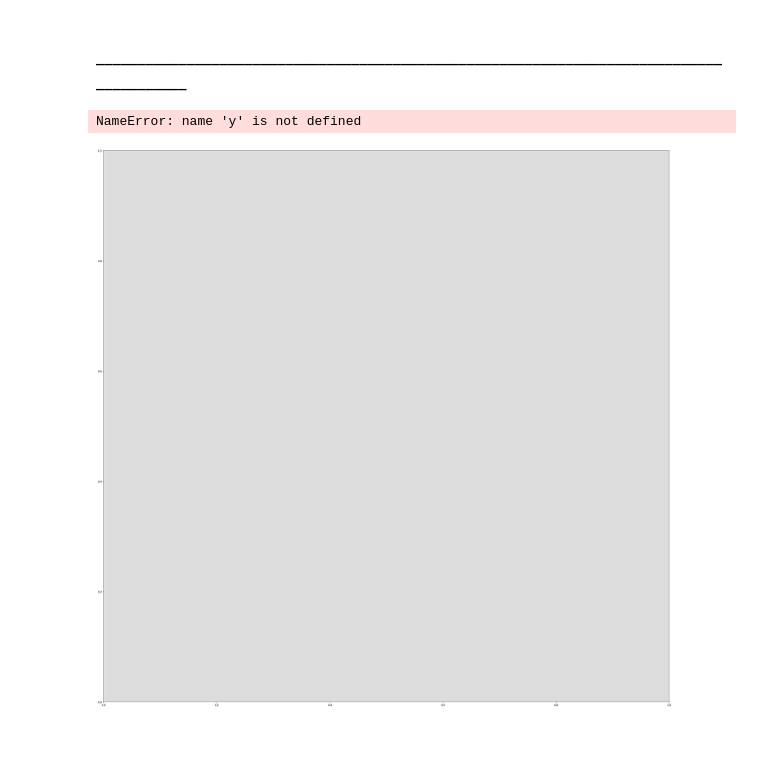
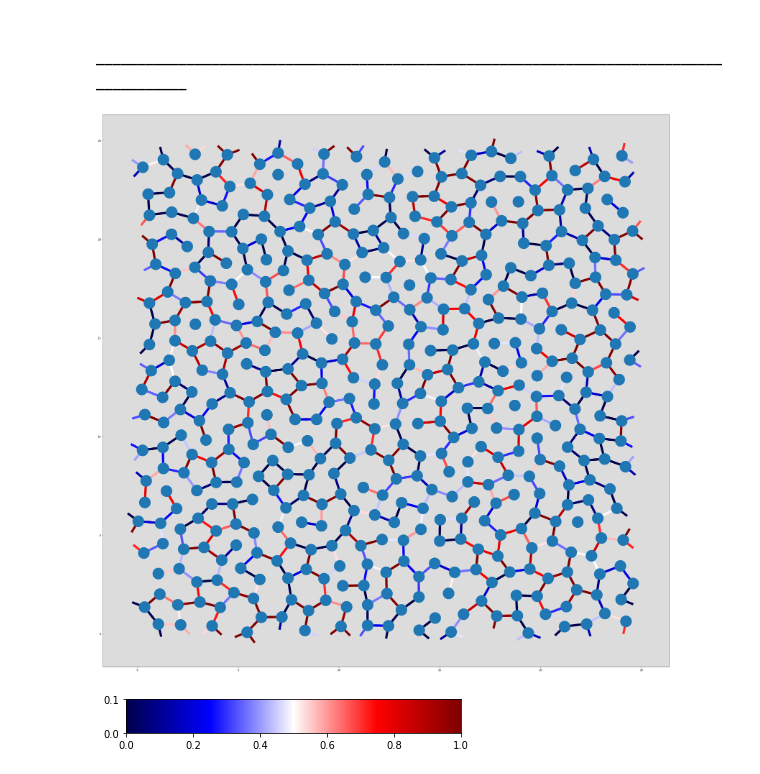
Before and after one commit to Simone7monaco/PatchyParticles, a Jupyter notebook: Bond Breaking.ipynb, the cells around one changed output. Cells and saved outputs as stored; diff of their text form; code cells hidden in the pictures; blank space fills up the shorter version.

```diff
--- a/Bond Breaking.ipynb
+++ b/Bond Breaking.ipynb
@@ -57,8 +57,8 @@ with open("test.patch", "r") as snap:   #particle positions
             l=l+1
         else:
             tmp=[x for x in line.split()]
-            C.append([rescale(float(tmp[1]), xsize), rescale(float(tmp[2]), ysize)])
-            #C.append([float(tmp[1]), float(tmp[2])])
+            #C.append([rescale(float(tmp[1]), xsize), rescale(float(tmp[2]), ysize)])
+            C.append([float(tmp[1]), float(tmp[2])])
 
 l = 0
 events=[]
@@ -76,31 +76,31 @@ with open("breaklist_80.500.dat", "r") as file:  #Breaking Times
 # %%
 aev=np.array(events)
 aC=np.array(C)
 
 t_b = time/aev[:,2]
 m = np.mean(t_b)
 std = np.std(t_b)
 t_b=(((t_b-m)/std)+1)/2
 
 fig = plt.figure(figsize=(40,40))
 ax = plt.axes()
 ax.set_facecolor('gainsboro')
 δ = .6
 
 for ev in range(aev[:,2].size):   #Bonds
     col = pl.cm.seismic(t_b[ev])
     r1 = np.array(C[int(aev[ev,0])][:])
     r2 = np.array(C[int(aev[ev,1])][:])
-    dr = (r2 - r1)
-    ax.plot([r1[0], r1[0]-δ*dr[0]/np.linalg.norm(dr)], [r1[1], r1[1]-δ*dr[1]/np.linalg.norm(dr)], y, color=col, linewidth=9, zorder=1)
-    ax.plot([r2[0], r2[0]+δ*dr[0]/np.linalg.norm(dr)], [r2[1], r2[1]+δ*dr[1]/np.linalg.norm(dr)], y, color=col, linewidth=9, zorder=1)
+    dr = [rescale((r2 - r1)[0], xsize), rescale((r2-r1)[1], ysize)]
+    ax.plot([r1[0], r1[0]+δ*dr[0]/np.linalg.norm(dr)], [r1[1], r1[1]+δ*dr[1]/np.linalg.norm(dr)], color=col, linewidth=9, zorder=1)
+    ax.plot([r2[0], r2[0]-δ*dr[0]/np.linalg.norm(dr)], [r2[1], r2[1]-δ*dr[1]/np.linalg.norm(dr)], color=col, linewidth=9, zorder=1)
 
 #for c in C:
     #sphere(c[0], c[1])
 
 ax.scatter(aC[:,0], aC[:,1], s=2000, zorder=2)   #Particles
 view_colormap('seismic')
 plt.show()
 # %% [output]
-NameError: name 'y' is not defined
-[figure, old version]
+[figure, new version]
+[figure, added]
```
